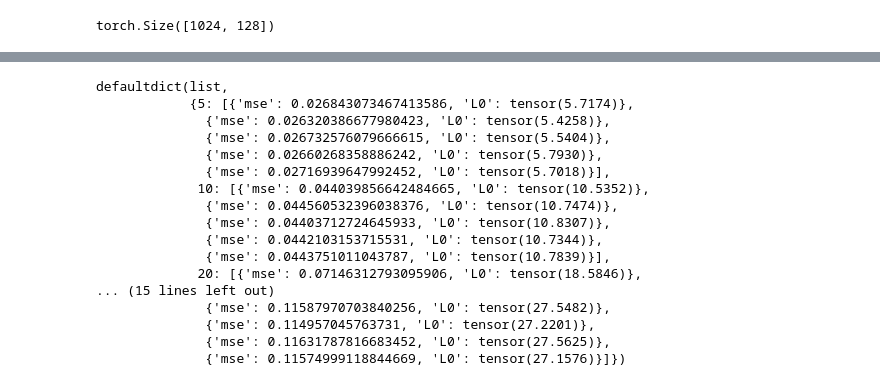
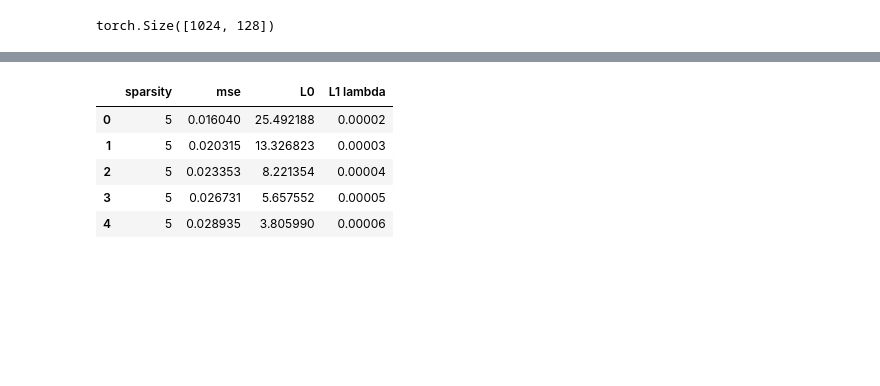
Before and after one commit to obayyub/sae_look, a Jupyter notebook: sae_hidden_data.ipynb, the cells around one changed output, grey strips where cells are left out. Saved outputs shown, nothing was run; the diff lists cells and outputs as text; code cells hidden in the pictures; blank space fills up the shorter version.

```diff
--- a/sae_hidden_data.ipynb
+++ b/sae_hidden_data.ipynb
@@ -131,7 +132,7 @@ def train(model, train_data, test_data, batch_size=128, n_epochs=1000, l1_lam=5e
     }
 # %%
 def run_experiment():
-    sparsity = 128
+    sparsity = 50
     hidden_dim = 128
     width_factor = 4
 
@@ -146,28 +147,27 @@ def run_experiment():
 
 def run_DOE():
     sparsities = [5, 10, 20, 30, 40, 50]
+    l1_lams = [2e-5, 3e-5, 4e-5, 5e-5, 6e-5]
     seeds = [1337, 42, 69, 420, 666]
+    hidden_dim = 128
     results = defaultdict(list)
-    hidden_dim = 128
     width_factor = 4
 
     for sparsity in tqdm(sparsities):
-        for i, trial in tqdm(enumerate(range(seeds))):
-            torch.manual_seed(trial)
+        for l1_lam in tqdm(l1_lams):
             data = generate_hidden_data(dim=hidden_dim, sparsity=sparsity)
 
-            # Shuffle data
+            # shuffle data
             indices = torch.randperm(len(data))
             data = data[indices]
 
-            # Split into train/test
+            # split into train/test
             train_size = int(0.8 * len(data))
             train_data, test_data = data[:train_size], data[train_size:]
 
             relu_model = SAE(hidden_dim, width_factor, nn.ReLU())
-            print(f"Training ReLU model with {sparsity} sparsity on iteration {i}")
-            result = train(relu_model, train_data, test_data)
-            results[sparsity].append(result)
+            print(f"Training ReLU model with {sparsity} sparsity")
+            results[sparsity].append(train(relu_model, train_data, test_data, l1_lam=l1_lam))
 
     return results
 # %%
@@ -188,23 +188 @@ Training ReLU model with 20 sparsity on iteration 1
 ... (18 outputs left out)
-# %%
-import pandas as pd
-
-results
-# %% [output]
-defaultdict(list,
-            {5: [{'mse': 0.026843073467413586, 'L0': tensor(5.7174)},
-              {'mse': 0.026320386677980423, 'L0': tensor(5.4258)},
-              {'mse': 0.026732576079666615, 'L0': tensor(5.5404)},
-              {'mse': 0.02660268358886242, 'L0': tensor(5.7930)},
-              {'mse': 0.02716939647992452, 'L0': tensor(5.7018)}],
-             10: [{'mse': 0.044039856642484665, 'L0': tensor(10.5352)},
-              {'mse': 0.044560532396038376, 'L0': tensor(10.7474)},
-              {'mse': 0.04403712724645933, 'L0': tensor(10.8307)},
-              {'mse': 0.0442103153715531, 'L0': tensor(10.7344)},
-              {'mse': 0.0443751011043787, 'L0': tensor(10.7839)}],
-             20: [{'mse': 0.07146312793095906, 'L0': tensor(18.5846)},
-... (15 lines left out)
-              {'mse': 0.11587970703840256, 'L0': tensor(27.5482)},
-              {'mse': 0.114957045763731, 'L0': tensor(27.2201)},
-              {'mse': 0.11631787816683452, 'L0': tensor(27.5625)},
-              {'mse': 0.11574999118844669, 'L0': tensor(27.1576)}]})
@@ -210,0 +206,9 @@ defaultdict(list,
+# %%
+df.head()
+# %% [output]
+|  | sparsity | mse | L0 | L1 lambda |
+| 0 | 5 | 0.016040 | 25.492188 | 0.00002 |
+| 1 | 5 | 0.020315 | 13.326823 | 0.00003 |
+| 2 | 5 | 0.023353 | 8.221354 | 0.00004 |
+| 3 | 5 | 0.026731 | 5.657552 | 0.00005 |
+| 4 | 5 | 0.028935 | 3.805990 | 0.00006 |
```
Also changed, not shown: parts of 4 cells of this notebook.
